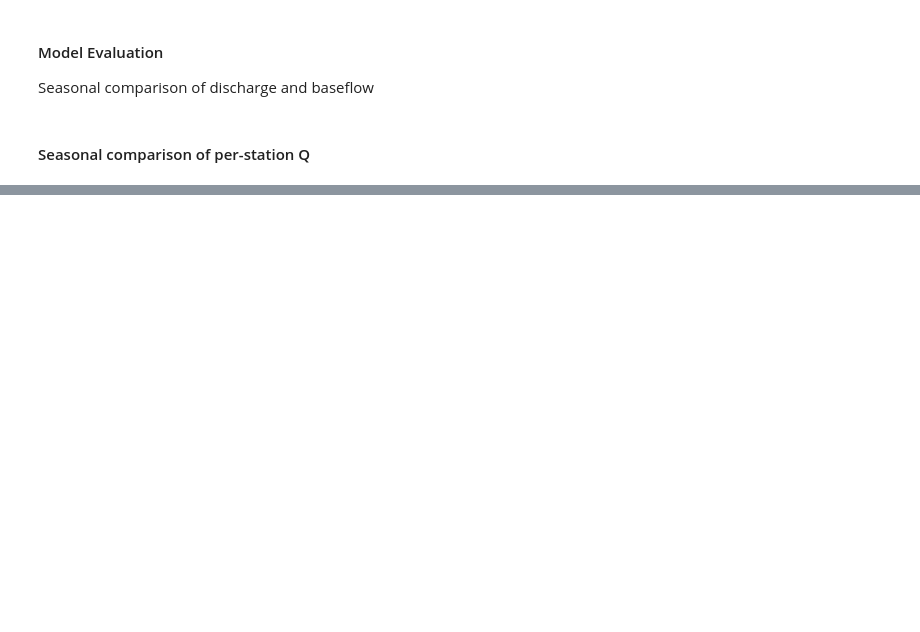
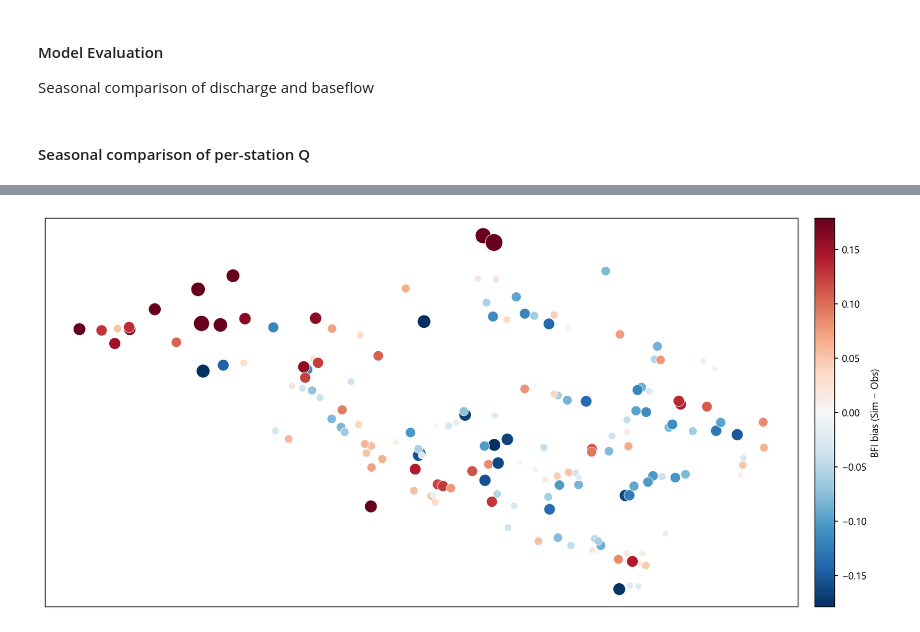
Before and after one commit to klekarkar/mHM_IO_dataprocessing, a Jupyter notebook: ISIMIP_recharge_assessment.ipynb, the cells around one changed output, grey strips where cells are left out. Saved outputs shown, nothing was run; the diff lists cells and outputs as text; code cells hidden in the pictures; blank space fills up the shorter version.

```diff
--- a/ISIMIP_recharge_assessment.ipynb
+++ b/ISIMIP_recharge_assessment.ipynb
@@ -65,0 +317,35 @@ plot_multimodel_spread(model_seasons_df, seasons,
+# %%
+import numpy as np
+from matplotlib.colors import TwoSlopeNorm
+#### Map the BFI and KGE values
+fig, ax = plt.subplots(figsize=(15, 7), subplot_kw={'projection': ccrs.PlateCarree()}, dpi=150)
+
+diff = bfi_diff_gdf['bfi_diff'].to_numpy()
+
+# color: diverging, centered at 0
+vmax = np.nanpercentile(np.abs(diff), 95)  # robust limits
+norm = TwoSlopeNorm(vmin=-vmax, vcenter=0.0, vmax=vmax)
+cmap = 'RdBu_r'  # blue = negative, red = positive (reverse if you prefer)
+
+# size: scale |diff| to [smin, smax]
+mag = np.abs(diff)
+smin, smax = 30, 300
+sizes = np.interp(mag, [mag.min(), mag.max()], [smin, smax])
+
+sc = ax.scatter(
+    bfi_diff_gdf.geometry.x, bfi_diff_gdf.geometry.y,
+    c=diff,
+    s=sizes,
+    cmap=cmap,
+    norm=norm,
+    edgecolor='white',
+    linewidth=0.5,
+    transform=ccrs.PlateCarree(),
+    zorder=3
+)
+
+# colorbar
+cb = plt.colorbar(sc, ax=ax, fraction=0.036, pad=0.02)
+cb.set_label('BFI bias (Sim − Obs)')
+# %% [output]
+[figure, added]
```
Also changed, not shown: parts of 15 cells of this notebook, 1 other file.
